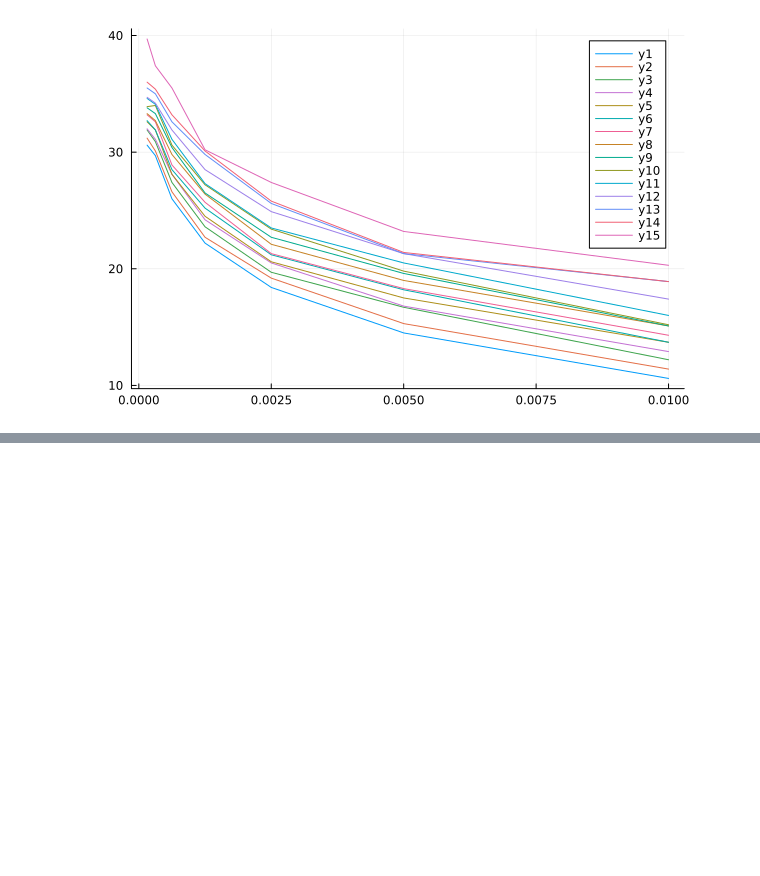
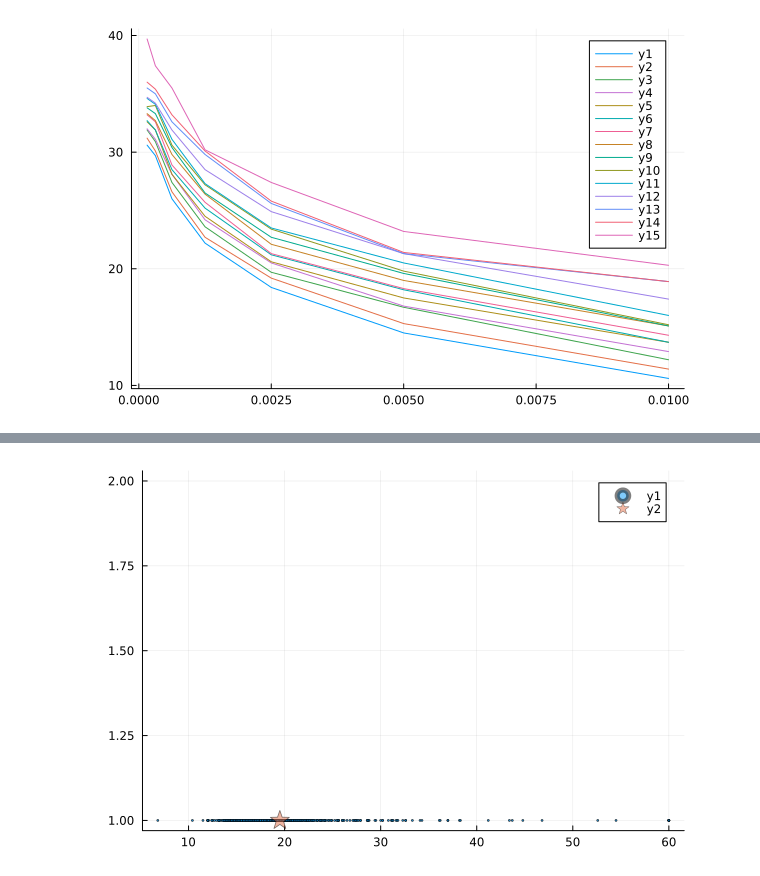
Before and after one commit to eiralarsson/Lorentz-System-Degree-Project, a Jupyter notebook: Numerical-Solvers/correlationfitting.ipynb, the cells around one changed output, grey strips where cells are left out. Cells and saved outputs as stored; diff of their text form; code cells hidden in the pictures; blank space fills up the shorter version.

```diff
--- a/Numerical-Solvers/correlationfitting.ipynb
+++ b/Numerical-Solvers/correlationfitting.ipynb
@@ -103,0 +121,9 @@ plot([1, 2], [1, 2])
+# %%
+y = ones(1, length(tvec))
+size(tvec)
+size(y)
+p = plot()
+scatter!(p,tvec',y',m=(0.5, 1))
+scatter!(p,[avg],[1],m=(0.5,:star5,10))
+# %% [output]
+[figure, added]
```
Also changed, not shown: parts of 11 cells of this notebook, 3 other files.
